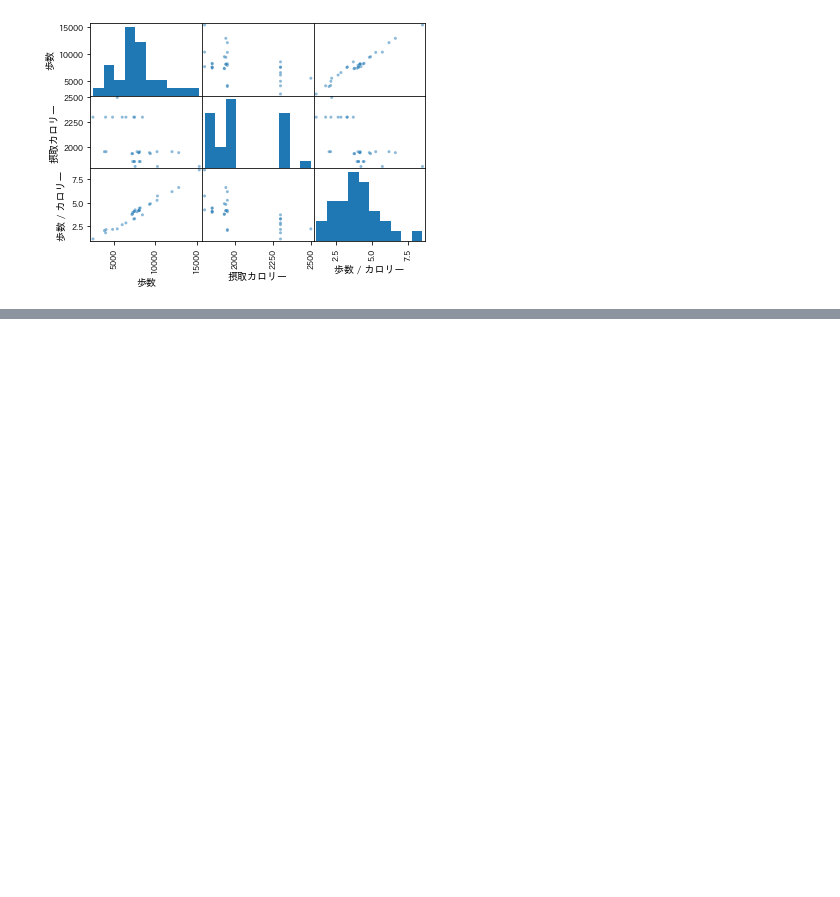
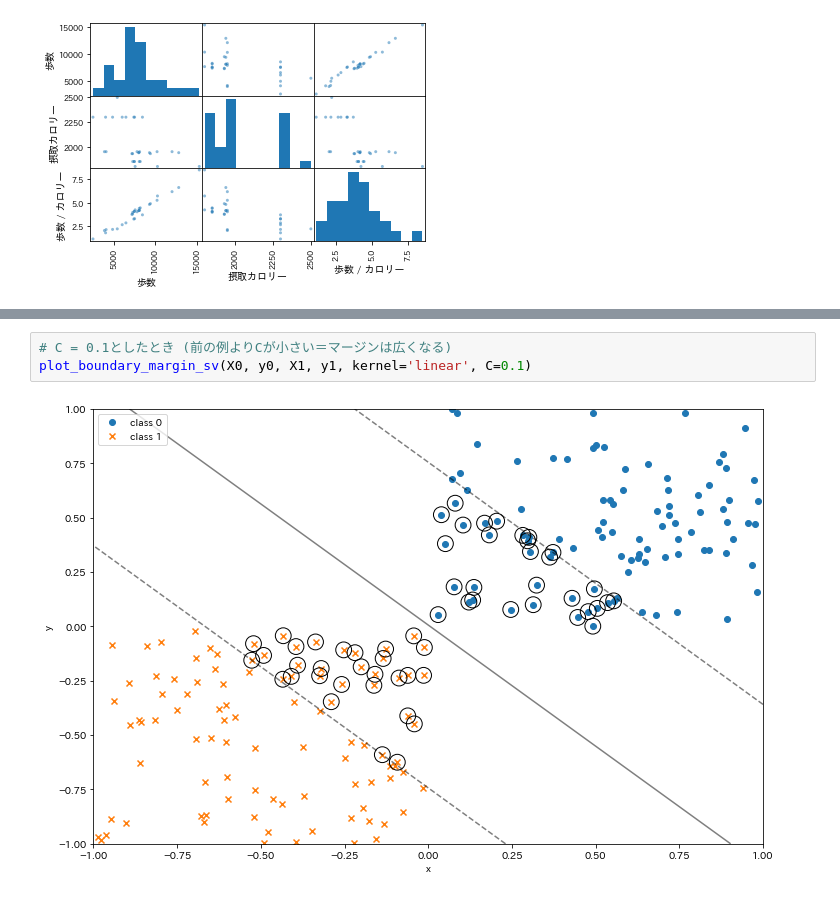
Before and after one commit to sota0121/datascience-exercise, a Jupyter notebook: ds-newtextbook-python/ds-newtextbook-python.ipynb, the cells around one changed output, grey strips where cells are left out. Drawn from its saved outputs; the diff is of its cells as text; blank space fills up the shorter version.

```diff
--- a/ds-newtextbook-python/ds-newtextbook-python.ipynb
+++ b/ds-newtextbook-python/ds-newtextbook-python.ipynb
@@ -1031,0 +1275,5 @@ dtype: float32
+# %%
+# C = 0.1としたとき (前の例よりCが小さい＝マージンは広くなる)
+plot_boundary_margin_sv(X0, y0, X1, y1, kernel='linear', C=0.1)
+# %% [output]
+[figure, added]
```
Also changed, not shown: parts of 34 cells of this notebook.
